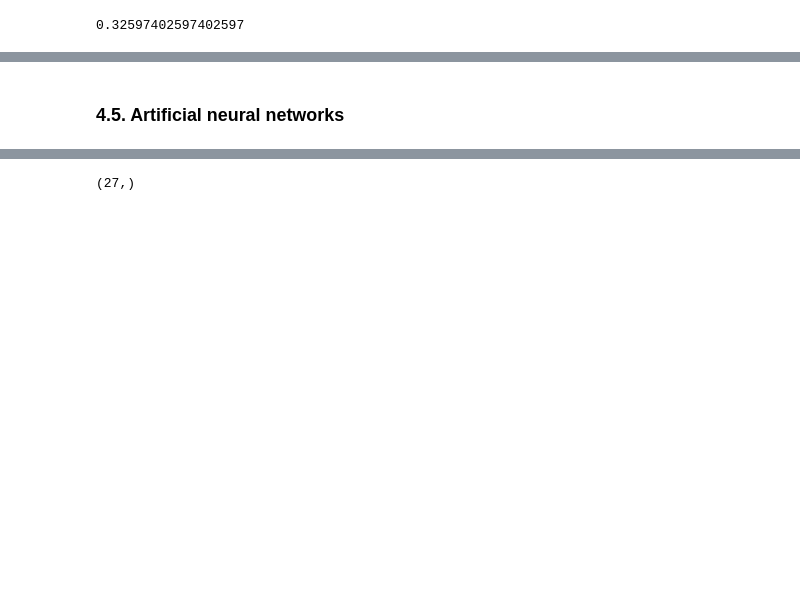
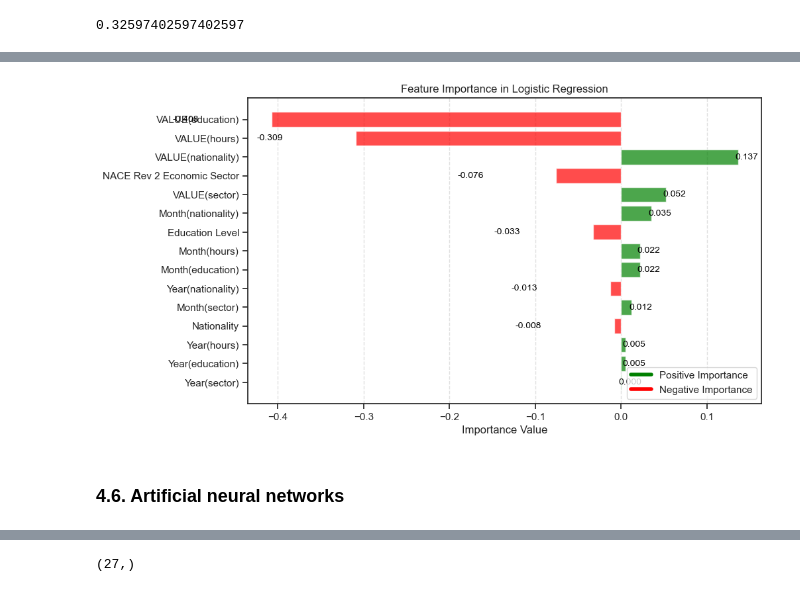
Before and after one commit to Usukhbayar95/Capstone_Project, a Jupyter notebook: Project.ipynb, the cells around one changed output, grey strips where cells are left out. Drawn from its saved outputs; the diff is of its cells as text; code cells hidden in the pictures; blank space fills up the shorter version.

```diff
--- a/Project.ipynb
+++ b/Project.ipynb
@@ -1368,0 +1399,20 @@ cross_val_score(svmModel, X, y, scoring='accuracy').mean()
+# %%
+# Get the coefficients (weights) assigned to each feature
+coefficients = LR.coef_[0]
+
+# Create a list of feature names
+feature_names = ['VALUE(hours)', 'Year(hours)', "Month(hours)",
+                       'VALUE(nationality)', 'Nationality', 'Year(nationality)', "Month(nationality)",
+                       'VALUE(sector)', 'NACE Rev 2 Economic Sector', 'Year(sector)', "Month(sector)",
+                       'VALUE(education)', 'Education Level', 'Year(education)', "Month(education)"
+                        ]
+
+# Create a dictionary to store feature importance
+feature_importance = dict(zip(feature_names, coefficients))
+
+# Sort the features by their importance (absolute value of coefficients)
+sorted_feature_importance = dict(sorted(feature_importance.items(), key=lambda x: abs(x[1]), reverse=True))
+
+# Print or visualize the feature importance
+for feature, importance in sorted_feature_importance.items():
+    print(f"Feature: {feature}, Importance: {importance}")
@@ -1369,5 +1435,39 @@ cross_val_score(svmModel, X, y, scoring='accuracy').mean()
+# %%
+# Sort the features by their importance (absolute value of coefficients)
+sorted_feature_importance = dict(sorted(feature_importance.items(), key=lambda x: abs(x[1]), reverse=True))
+
+# Create lists for feature names and their corresponding importance values
+sorted_feature_names = list(sorted_feature_importance.keys())
+sorted_importance_values = list(sorted_feature_importance.values())
+
+# Create a color map for the bars based on importance values
+colors = ['green' if val > 0 else 'red' for val in sorted_importance_values]
+
+# Create a horizontal bar chart with customized colors and styles
+plt.figure(figsize=(10, 6))
+bars = plt.barh(sorted_feature_names, sorted_importance_values, color=colors, alpha=0.7)
+
+# Add labels to the bars to display the importance values
+for bar, importance in zip(bars, sorted_importance_values):
+    plt.text(bar.get_width() + 0.01 if importance > 0 else bar.get_width() - 0.1, bar.get_y() + bar.get_height()/2, f'{importance:.3f}', ha='center', va='center', fontsize=10, color='black')
+
+plt.xlabel('Importance Value')
+plt.title('Feature Importance in Logistic Regression')
+plt.gca().invert_yaxis()
+
+# Customize the grid lines
+plt.grid(axis='x', linestyle='--', alpha=0.6)
+
+# Add a color legend for positive and negative importance values
+plt.legend(handles=[plt.Line2D([0], [0], color='green', lw=4, label='Positive Importance'),
+                    plt.Line2D([0], [0], color='red', lw=4, label='Negative Importance')],
+           loc='lower right')
+
+plt.show()
+# %% [output]
+[figure, added]
 # %% [markdown]
-### 4.5. Artificial neural networks
+### 4.6. Artificial neural networks
 # %%
 # Replacing index string to integer for train machine learing models
 replacement_dict = {
```
Also changed, not shown: parts of 42 cells of this notebook.
